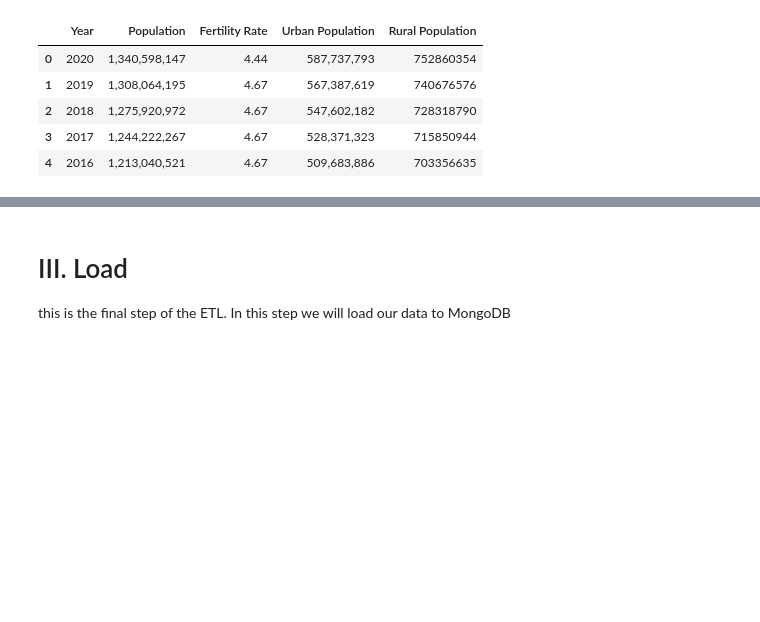
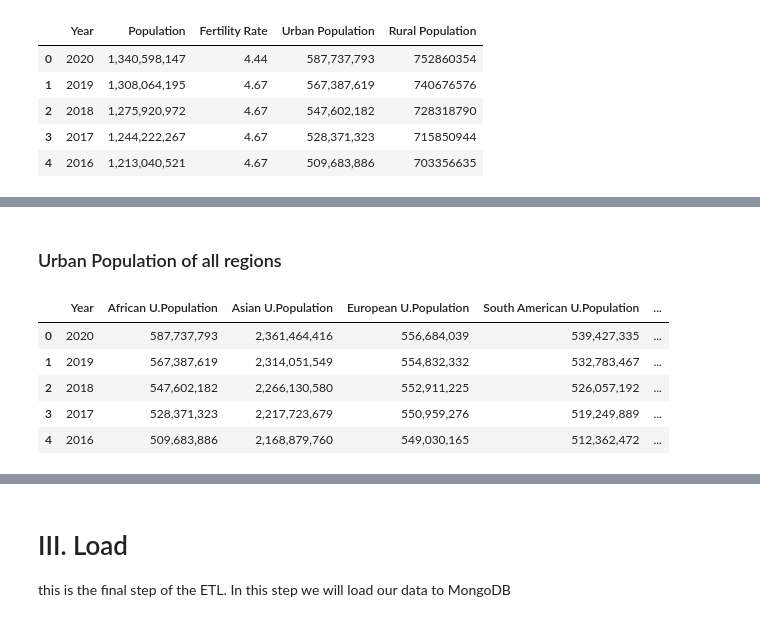
Before and after one commit to amal209/Back-end, a Jupyter notebook: etl.ipynb, the cells around one changed output, grey strips where cells are left out. Saved outputs shown, nothing was run; the diff lists cells and outputs as text; code cells hidden in the pictures; blank space fills up the shorter version.

```diff
--- a/etl.ipynb
+++ b/etl.ipynb
@@ -208,0 +190,20 @@ oceanian_population_forcast_df = populationForcast(oceanian_df)
+# %% [markdown]
+### Urban Population of all regions
+# %%
+urban_population= pd.DataFrame(columns =['Year', 'African U.Population','Asian U.Population','European U.Population','South American U.Population','North American U.Population','Oceanian U.Population'])
+urban_population["Year"] = african_df["Year"]
+urban_population["African U.Population"] = african_df["Urban Population"]
+urban_population["Asian U.Population"] = asian_df["Urban Population"]
+urban_population["European U.Population"] = european_df["Urban Population"]
+urban_population["South American U.Population"] = southAmerican_df["Urban Population"]
+urban_population["North American U.Population"] = northAmerican_df["Urban Population"]
+urban_population["Oceanian U.Population"] = oceanian_df["Urban Population"]
+urban_population = urban_population.iloc[:18,:]
+urban_population.head()
+# %% [output]
+|  | Year | African U.Population | Asian U.Population | European U.Population | South American U.Population | ... |
+| 0 | 2020 | 587,737,793 | 2,361,464,416 | 556,684,039 | 539,427,335 | ... |
+| 1 | 2019 | 567,387,619 | 2,314,051,549 | 554,832,332 | 532,783,467 | ... |
+| 2 | 2018 | 547,602,182 | 2,266,130,580 | 552,911,225 | 526,057,192 | ... |
+| 3 | 2017 | 528,371,323 | 2,217,723,679 | 550,959,276 | 519,249,889 | ... |
+| 4 | 2016 | 509,683,886 | 2,168,879,760 | 549,030,165 | 512,362,472 | ... |
```
Also changed, not shown: parts of 34 cells of this notebook, 22 other files.
